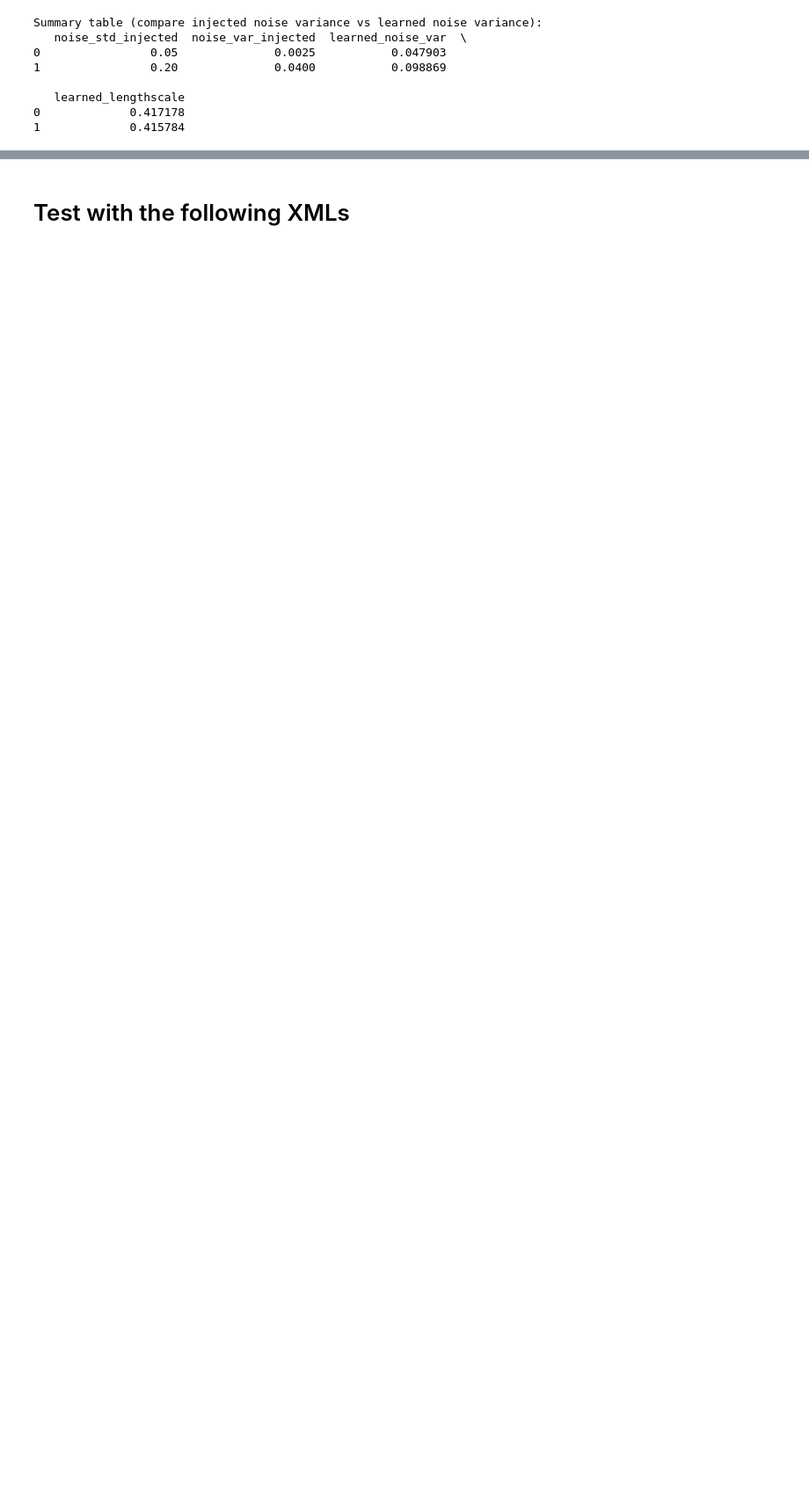
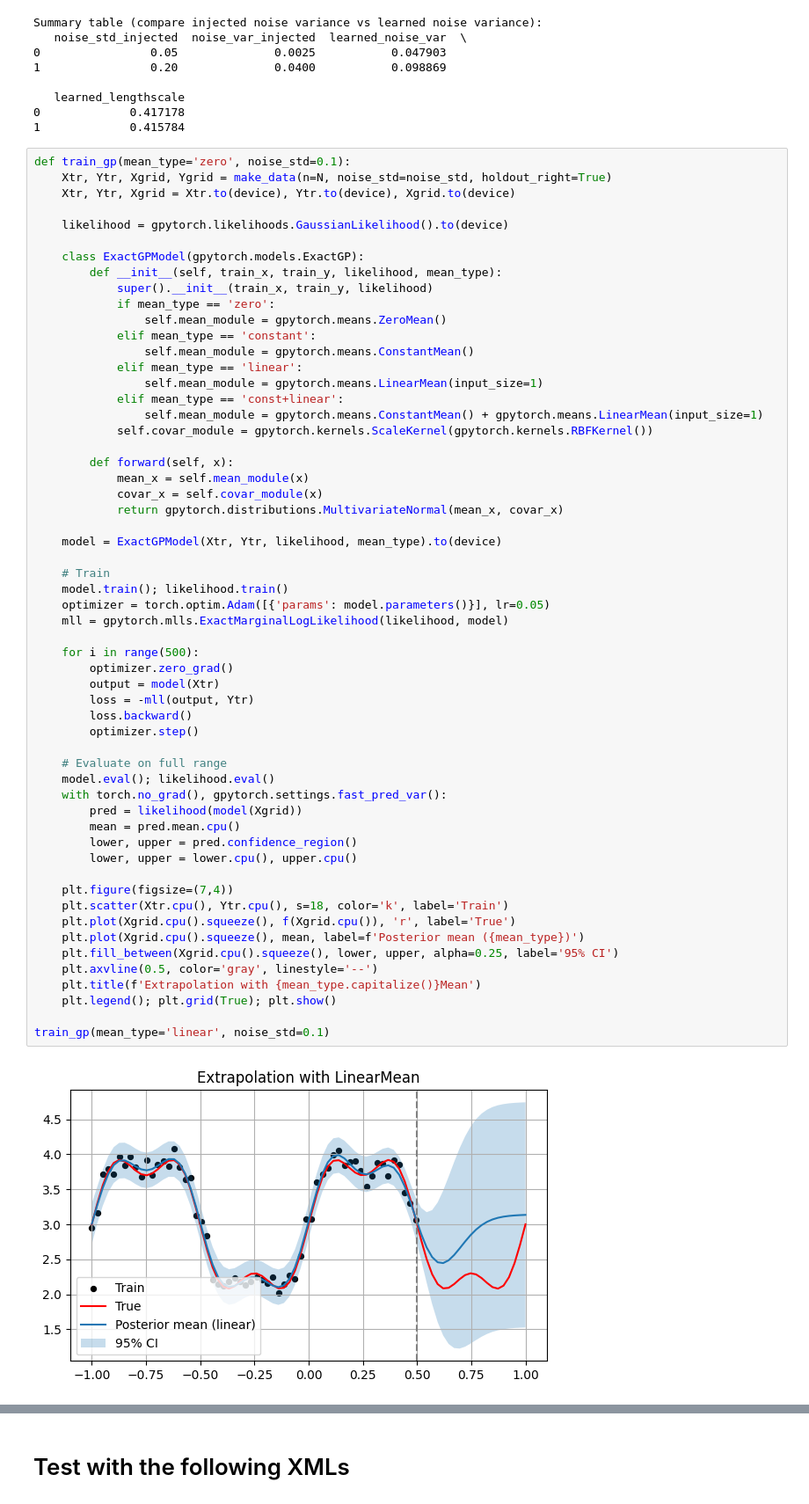
Before and after one commit to Cristian-Cortez/CSE337-labs, a Jupyter notebook: lab7_mbrl.ipynb, the cells around one changed output, grey strips where cells are left out. Shown at 88% size. Drawn from its saved outputs; the diff is of its cells as text; blank space fills up the shorter version.

```diff
--- a/lab7_mbrl.ipynb
+++ b/lab7_mbrl.ipynb
@@ -284,3 +284,62 @@ Summary table (compare injected noise variance vs learned noise variance):
    learned_lengthscale
 0             0.417178
 1             0.415784
+# %%
+def train_gp(mean_type='zero', noise_std=0.1):
+    Xtr, Ytr, Xgrid, Ygrid = make_data(n=N, noise_std=noise_std, holdout_right=True)
+    Xtr, Ytr, Xgrid = Xtr.to(device), Ytr.to(device), Xgrid.to(device)
+
+    likelihood = gpytorch.likelihoods.GaussianLikelihood().to(device)
+
+    class ExactGPModel(gpytorch.models.ExactGP):
+        def __init__(self, train_x, train_y, likelihood, mean_type):
+            super().__init__(train_x, train_y, likelihood)
+            if mean_type == 'zero':
+                self.mean_module = gpytorch.means.ZeroMean()
+            elif mean_type == 'constant':
+                self.mean_module = gpytorch.means.ConstantMean()
+            elif mean_type == 'linear':
+                self.mean_module = gpytorch.means.LinearMean(input_size=1)
+            elif mean_type == 'const+linear':
+                self.mean_module = gpytorch.means.ConstantMean() + gpytorch.means.LinearMean(input_size=1)
+            self.covar_module = gpytorch.kernels.ScaleKernel(gpytorch.kernels.RBFKernel())
+
+        def forward(self, x):
+            mean_x = self.mean_module(x)
+            covar_x = self.covar_module(x)
+            return gpytorch.distributions.MultivariateNormal(mean_x, covar_x)
+
+    model = ExactGPModel(Xtr, Ytr, likelihood, mean_type).to(device)
+
+    # Train
+    model.train(); likelihood.train()
+    optimizer = torch.optim.Adam([{'params': model.parameters()}], lr=0.05)
+    mll = gpytorch.mlls.ExactMarginalLogLikelihood(likelihood, model)
+
+    for i in range(500):
+        optimizer.zero_grad()
+        output = model(Xtr)
+        loss = -mll(output, Ytr)
+        loss.backward()
+        optimizer.step()
+
+    # Evaluate on full range
+    model.eval(); likelihood.eval()
+    with torch.no_grad(), gpytorch.settings.fast_pred_var():
+        pred = likelihood(model(Xgrid))
+        mean = pred.mean.cpu()
+        lower, upper = pred.confidence_region()
+        lower, upper = lower.cpu(), upper.cpu()
+
+    plt.figure(figsize=(7,4))
+    plt.scatter(Xtr.cpu(), Ytr.cpu(), s=18, color='k', label='Train')
+    plt.plot(Xgrid.cpu().squeeze(), f(Xgrid.cpu()), 'r', label='True')
+    plt.plot(Xgrid.cpu().squeeze(), mean, label=f'Posterior mean ({mean_type})')
+    plt.fill_between(Xgrid.cpu().squeeze(), lower, upper, alpha=0.25, label='95% CI')
+    plt.axvline(0.5, color='gray', linestyle='--')
+    plt.title(f'Extrapolation with {mean_type.capitalize()}Mean')
+    plt.legend(); plt.grid(True); plt.show()
+
+train_gp(mean_type='linear', noise_std=0.1)
+# %% [output]
+[figure, added]
```
Also changed, not shown: parts of 1 cell of this notebook.
